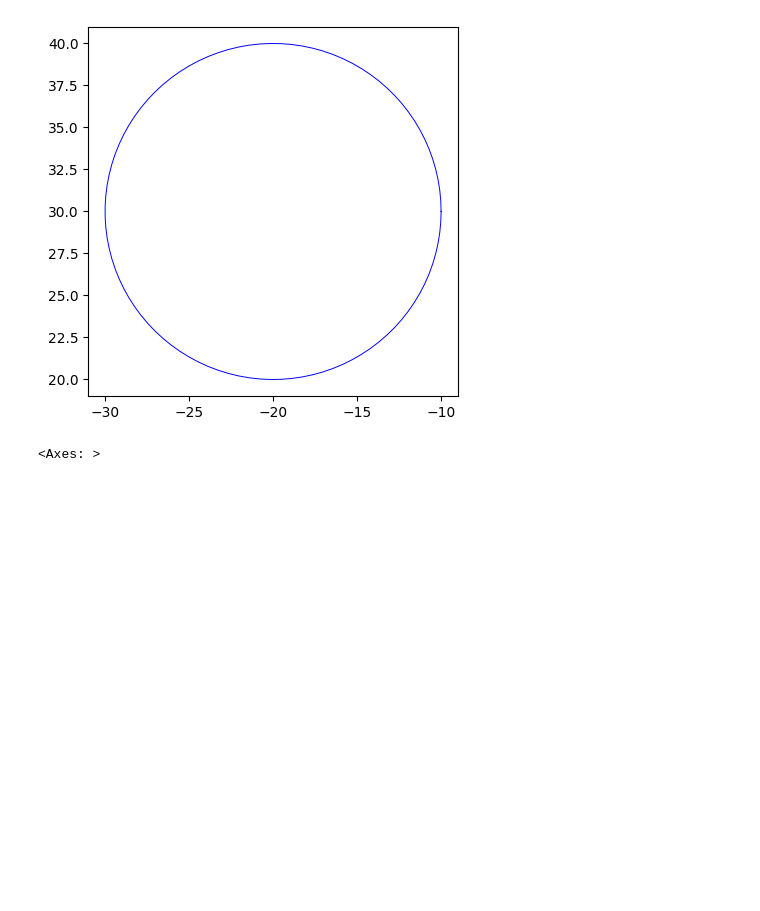
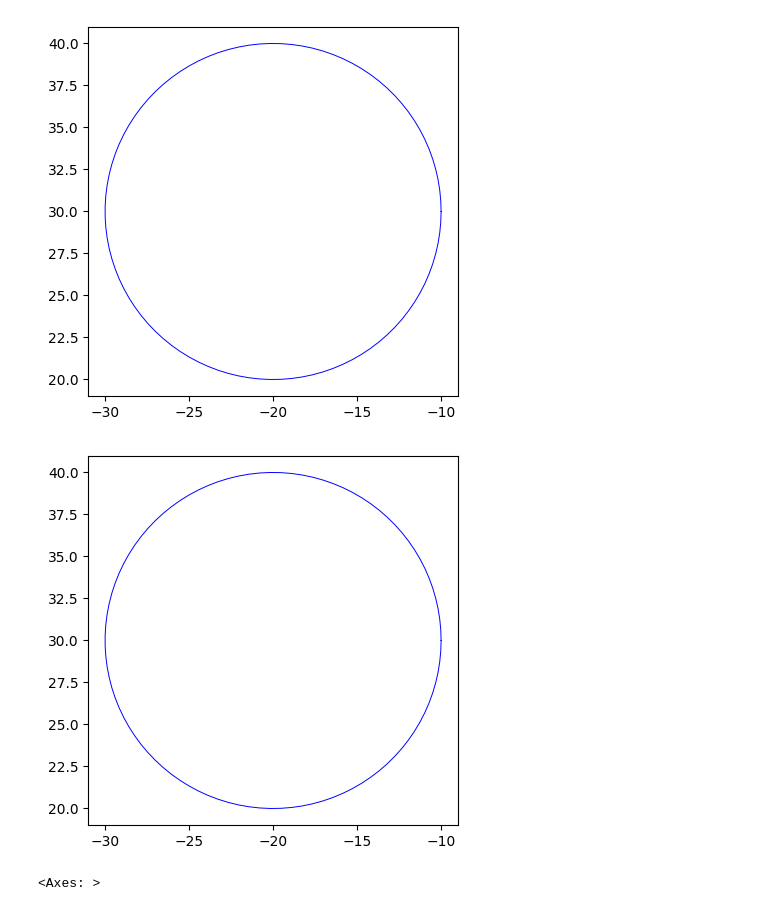
Before and after one commit to CodeSolid/symplot, a Jupyter notebook: TestSymplot.ipynb, the cells around one changed output. Drawn from its saved outputs; the diff is of its cells as text; code cells hidden in the pictures; blank space fills up the shorter version.

Commit message:
Basic circle support

```diff
--- a/TestSymplot.ipynb
+++ b/TestSymplot.ipynb
@@ -54,6 +55,10 @@ print(big_circle.center)
 10
 Point2D(-20, 30)
 [figure]
+# %%
+_ = symplot.plot(big_circle)
+# %% [output]
+[figure, added]
 # %%
 # An irregular Polygon
 from sympy.geometry import Polygon
```
Also changed, not shown: parts of 1 cell of this notebook, 5 other files.
